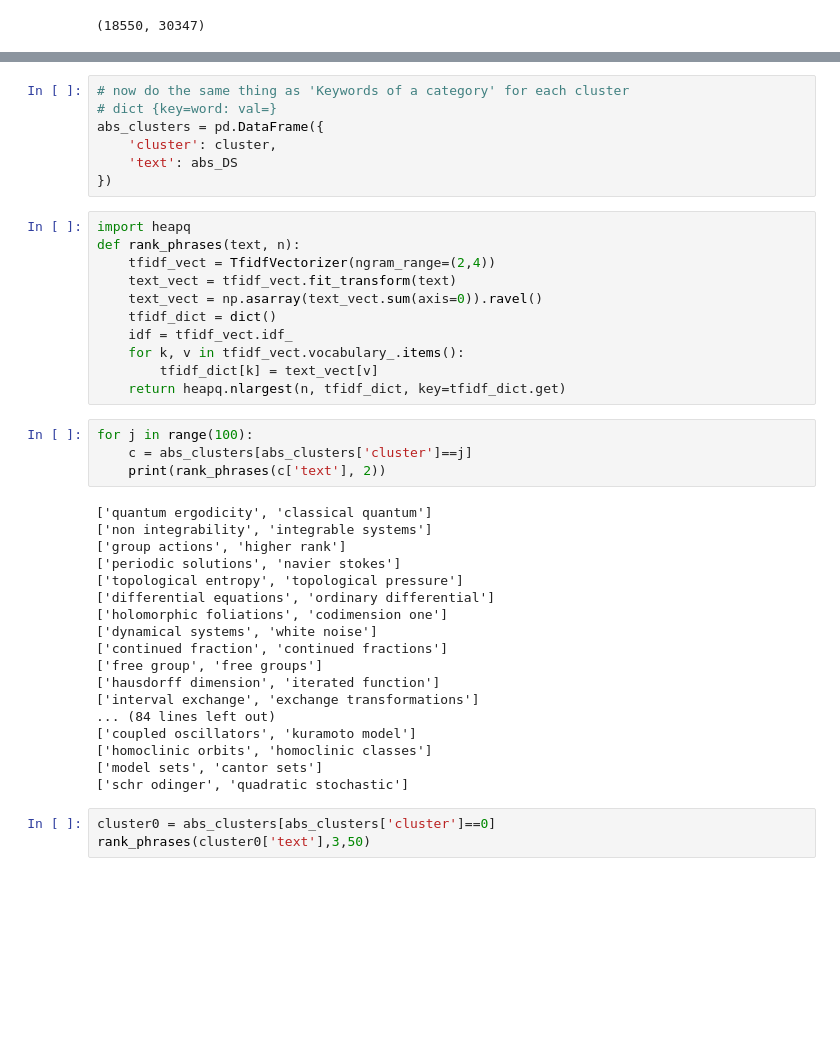
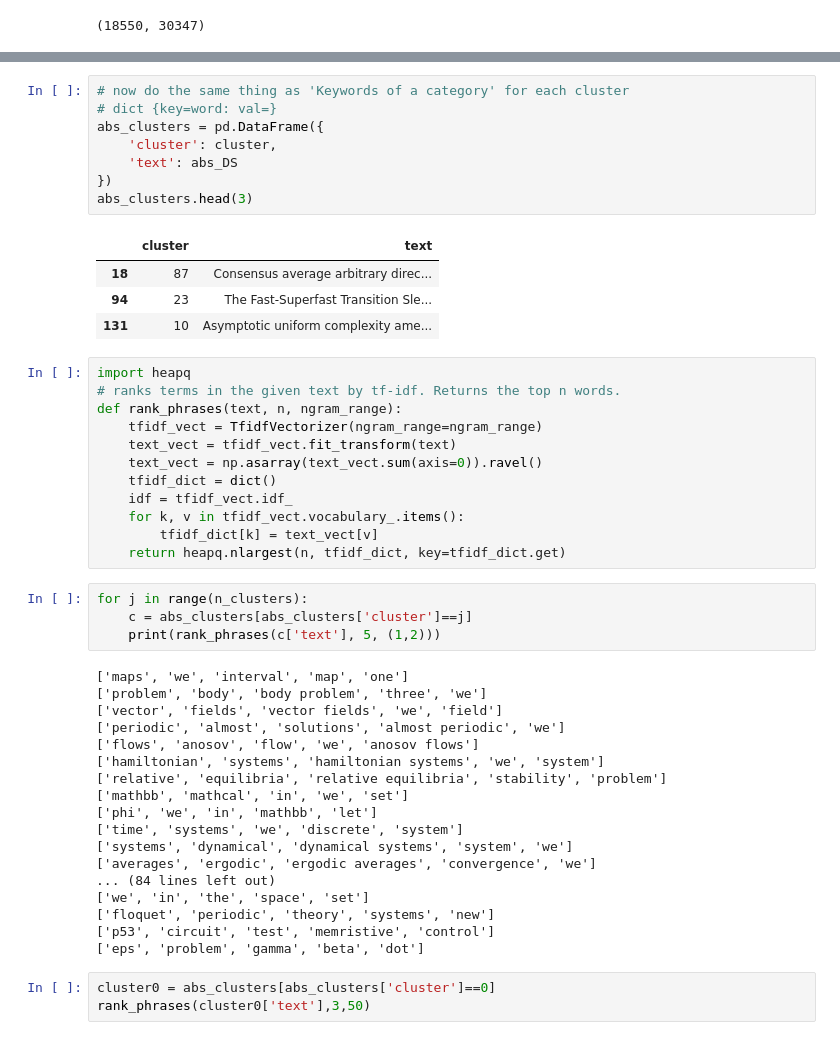
Before and after one commit to atkm/arxiv-project, a Jupyter notebook: analysis/abstract_analysis.ipynb, the cells around one changed output, grey strips where cells are left out. Cells and saved outputs as stored; diff of their text form; blank space fills up the shorter version.

```diff
--- a/analysis/abstract_analysis.ipynb
+++ b/analysis/abstract_analysis.ipynb
@@ -194,14 +203,21 @@ plt.scatter(abs_DS_tsne[:, 0], abs_DS_tsne[:, 1], c=cluster, cmap=plt.cm.viridis
 # %%
 # now do the same thing as 'Keywords of a category' for each cluster
 # dict {key=word: val=}
 abs_clusters = pd.DataFrame({
     'cluster': cluster,
     'text': abs_DS
 })
+abs_clusters.head(3)
+# %% [output]
+|  | cluster | text |
+| 18 | 87 | Consensus average arbitrary direc... |
+| 94 | 23 | The Fast-Superfast Transition Sle... |
+| 131 | 10 | Asymptotic uniform complexity ame... |
 # %%
 import heapq
-def rank_phrases(text, n):
-    tfidf_vect = TfidfVectorizer(ngram_range=(2,4))
+# ranks terms in the given text by tf-idf. Returns the top n words.
+def rank_phrases(text, n, ngram_range):
+    tfidf_vect = TfidfVectorizer(ngram_range=ngram_range)
     text_vect = tfidf_vect.fit_transform(text)
     text_vect = np.asarray(text_vect.sum(axis=0)).ravel()
     tfidf_dict = dict()
@@ -210,27 +226,27 @@ def rank_phrases(text, n):
         tfidf_dict[k] = text_vect[v]
     return heapq.nlargest(n, tfidf_dict, key=tfidf_dict.get)
 # %%
-for j in range(100):
+for j in range(n_clusters):
     c = abs_clusters[abs_clusters['cluster']==j]
-    print(rank_phrases(c['text'], 2))
+    print(rank_phrases(c['text'], 5, (1,2)))
 # %% [output]
-['quantum ergodicity', 'classical quantum']
-['non integrability', 'integrable systems']
-['group actions', 'higher rank']
-['periodic solutions', 'navier stokes']
-['topological entropy', 'topological pressure']
-['differential equations', 'ordinary differential']
-['holomorphic foliations', 'codimension one']
-['dynamical systems', 'white noise']
-['continued fraction', 'continued fractions']
-['free group', 'free groups']
-['hausdorff dimension', 'iterated function']
-['interval exchange', 'exchange transformations']
+['maps', 'we', 'interval', 'map', 'one']
+['problem', 'body', 'body problem', 'three', 'we']
+['vector', 'fields', 'vector fields', 'we', 'field']
+['periodic', 'almost', 'solutions', 'almost periodic', 'we']
+['flows', 'anosov', 'flow', 'we', 'anosov flows']
+['hamiltonian', 'systems', 'hamiltonian systems', 'we', 'system']
+['relative', 'equilibria', 'relative equilibria', 'stability', 'problem']
+['mathbb', 'mathcal', 'in', 'we', 'set']
+['phi', 'we', 'in', 'mathbb', 'let']
+['time', 'systems', 'we', 'discrete', 'system']
+['systems', 'dynamical', 'dynamical systems', 'system', 'we']
+['averages', 'ergodic', 'ergodic averages', 'convergence', 'we']
 ... (84 lines left out)
-['coupled oscillators', 'kuramoto model']
-['homoclinic orbits', 'homoclinic classes']
-['model sets', 'cantor sets']
-['schr odinger', 'quadratic stochastic']
+['we', 'in', 'the', 'space', 'set']
+['floquet', 'periodic', 'theory', 'systems', 'new']
+['p53', 'circuit', 'test', 'memristive', 'control']
+['eps', 'problem', 'gamma', 'beta', 'dot']
 # %%
 cluster0 = abs_clusters[abs_clusters['cluster']==0]
 rank_phrases(cluster0['text'],3,50)
```
Also changed, not shown: parts of 16 cells of this notebook, 3 other files.
